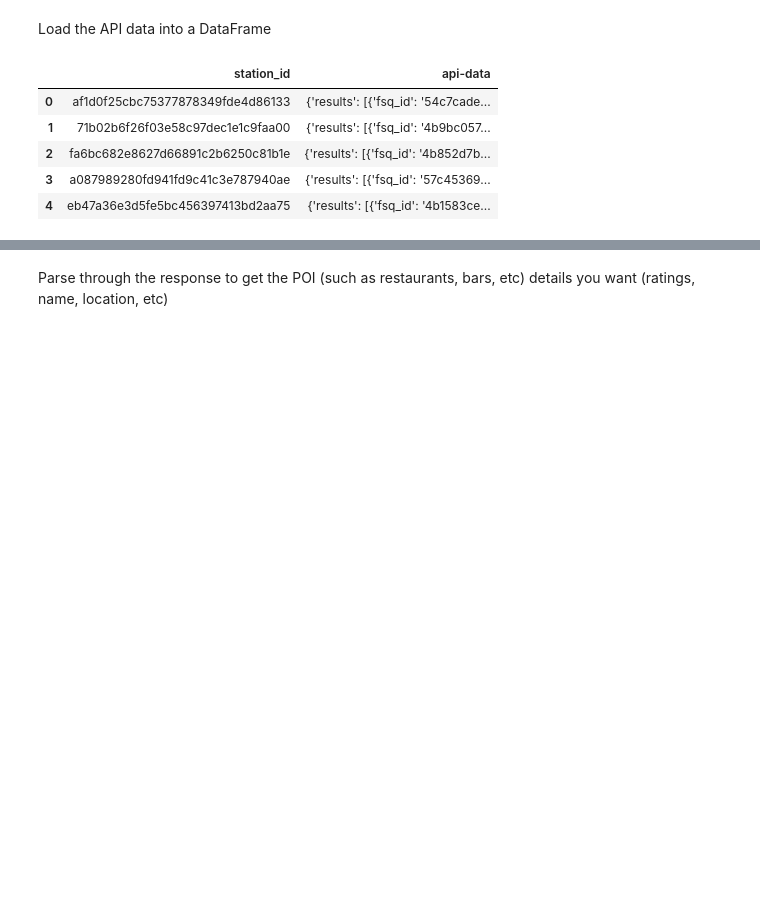
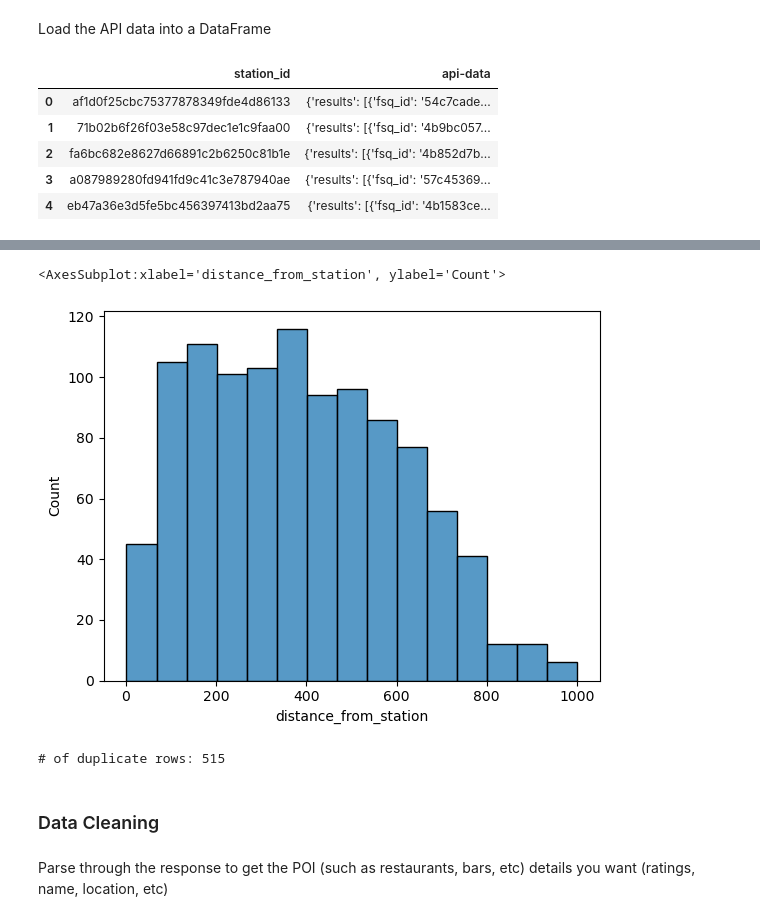
Before and after one commit to mattcorr-lhl/CityBikes-API-Project, a Jupyter notebook: notebooks/yelp_foursquare_EDA.ipynb, the cells around one changed output, grey strips where cells are left out. Saved outputs shown, nothing was run; the diff lists cells and outputs as text; code cells hidden in the pictures; blank space fills up the shorter version.

```diff
--- a/notebooks/yelp_foursquare_EDA.ipynb
+++ b/notebooks/yelp_foursquare_EDA.ipynb
@@ -108,3 +168,18 @@ poi_data_df.head(1)
+# %%
+# Pretty even distribution, no outliers detected
+sns.histplot(data=poi_data_df,x='distance_from_station')
+# %% [output]
+<AxesSubplot:xlabel='distance_from_station', ylabel='Count'>
+[figure, added]
+# %%
+# Check how many duplicate rows exist in the data
+# Have to check the subset as List types cannot be compared
+duplicate_count = poi_data_df.duplicated(subset=['fsq_id', 'poi_name']).sum()
+print(f"# of duplicate rows: {duplicate_count}")
+# %% [output]
+# of duplicate rows: 515
+# %% [markdown]
+### Data Cleaning
 # %% [markdown]
 Parse through the response to get the POI (such as restaurants, bars, etc) details you want (ratings, name, location, etc)
 # %%
```
Also changed, not shown: parts of 30 cells of this notebook.
